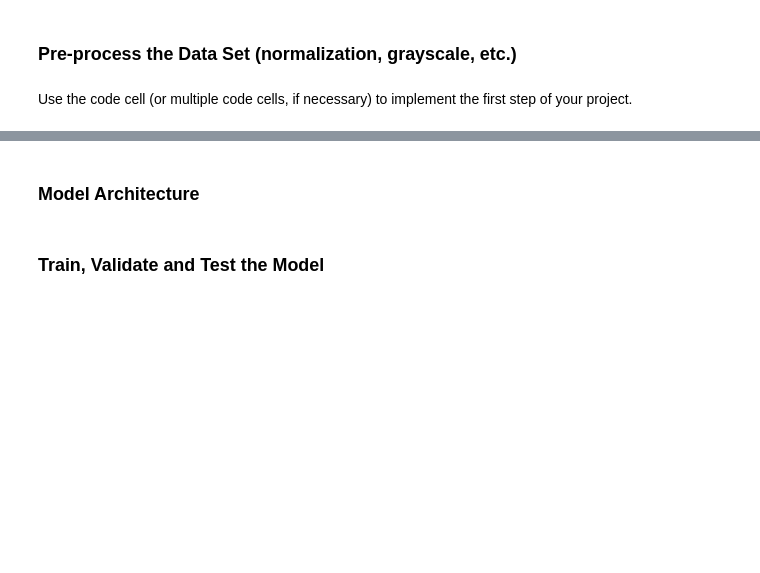
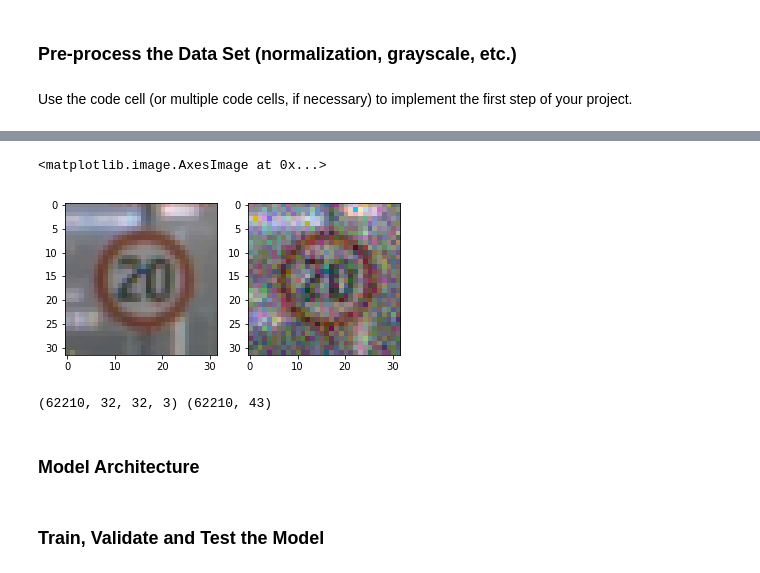
Before and after one commit to riczhao/CarND-Traffic-Sign-Classifier-Project, a Jupyter notebook: Traffic_Sign_Classifier.ipynb, the cells around one changed output, grey strips where cells are left out. Drawn from its saved outputs; the diff is of its cells as text; code cells hidden in the pictures; blank space fills up the shorter version.

```diff
--- a/Traffic_Sign_Classifier.ipynb
+++ b/Traffic_Sign_Classifier.ipynb
@@ -149,3 +177,44 @@ print(y_train.shape, y_valid.shape, y_test.shape)
+# %%
+def add_noise(x):
+    return x + np.random.normal(0, 0.08, x.shape)
+plt.subplot(121)
+plt.imshow(X_train[10000])
+plt.subplot(122)
+plt.imshow(add_noise(X_train[10000:10001,:,:,:])[0])
+# %% [output]
+<matplotlib.image.AxesImage at 0x...>
+[figure, added]
+# %%
+### Preprocess the data here. Preprocessing steps could include normalization, converting to grayscale, etc.
+### Feel free to use as many code cells as needed.
+# divide train/valid/test data as 60%,20%,20%
+X = np.concatenate((X_train,X_valid,X_test))
+y = np.concatenate((y_train,y_valid,y_test))
+idx = np.random.permutation(len(X))
+X = X[idx]
+y = y[idx]
+num_valid = num_test = len(X)//5
+num_train = len(X) - num_valid - num_test
+X_train = X[0:num_train]
+y_train = y[0:num_train]
+X_valid = X[num_train:num_train+num_valid]
+y_valid = y[num_train:num_train+num_valid]
+X_test = X[num_train+num_valid:]
+y_test = y[num_train+num_valid:]
+X = y = idx = None
+
+# one-hot encoding
+y_train = np.eye(n_classes,dtype=np.float32)[y_train.astype(int)]
+y_valid = np.eye(n_classes,dtype=np.float32)[y_valid.astype(int)]
+y_test = np.eye(n_classes,dtype=np.float32)[y_test.astype(int)]
+
+# extend dataset
+X_train = np.concatenate((X_train,add_noise(X_train)))
+#X_train = np.concatenate((X_train,add_noise(X_train)))
+y_train = np.concatenate((y_train,y_train))
+print(X_train.shape,y_train.shape)
+# %% [output]
+(62210, 32, 32, 3) (62210, 43)
 # %% [markdown]
 ### Model Architecture
 # %%
```
Also changed, not shown: parts of 17 cells of this notebook, 3 other files.
